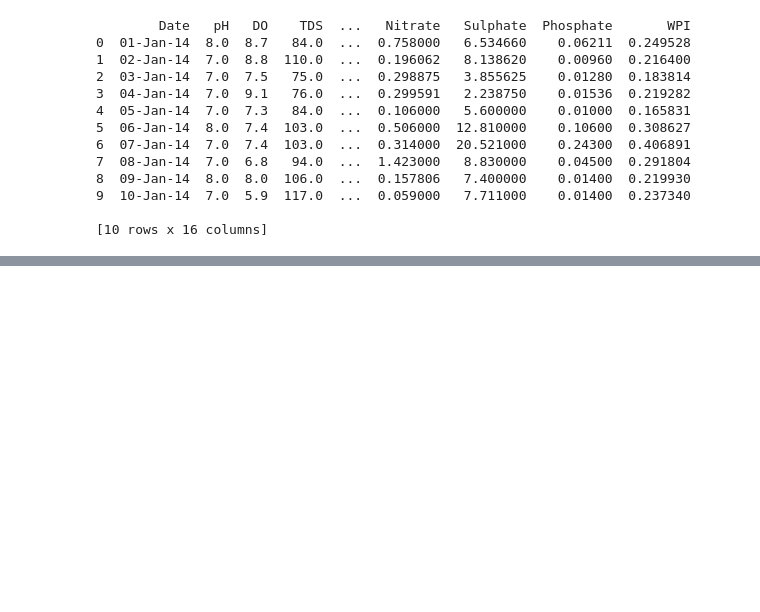
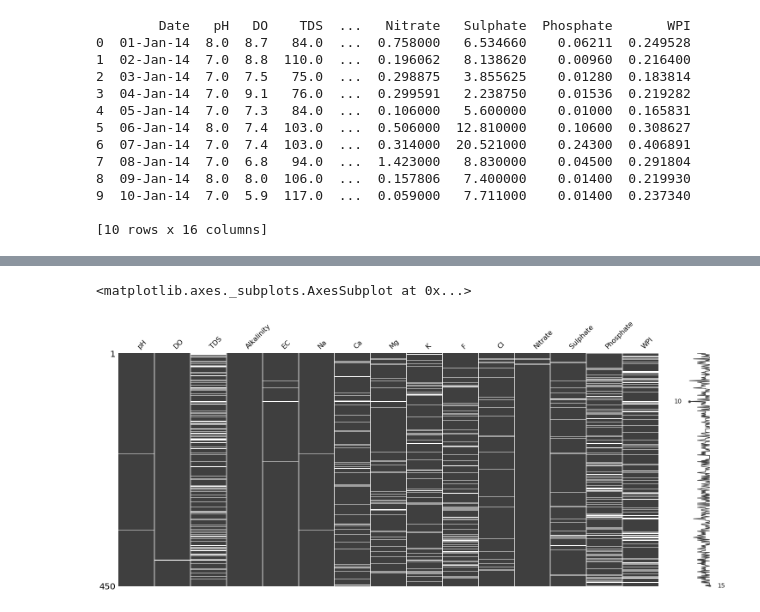
Before and after one commit to ApahSaroj/WPI, a Jupyter notebook: Estimating_Missing_Values.ipynb, the cells around one changed output, grey strips where cells are left out. Saved outputs shown, nothing was run; the diff lists cells and outputs as text; code cells hidden in the pictures; blank space fills up the shorter version.

```diff
--- a/Estimating_Missing_Values.ipynb
+++ b/Estimating_Missing_Values.ipynb
@@ -468,0 +475,4 @@ from sklearn.metrics import r2_score
+# %%
+data = pd.read_csv('/content/drive/MyDrive/DATA/missdata.csv',parse_dates=True,index_col='Date')
+data_new=data.copy(deep=True)
+data_new.head()
@@ -468,0 +689,6 @@ from sklearn.metrics import r2_score
+# %%
+%matplotlib inline
+msns.matrix(data.sample(450))
+# %% [output]
+<matplotlib.axes._subplots.AxesSubplot at 0x...>
+[figure, added]
```
Also changed, not shown: parts of 37 cells of this notebook.
